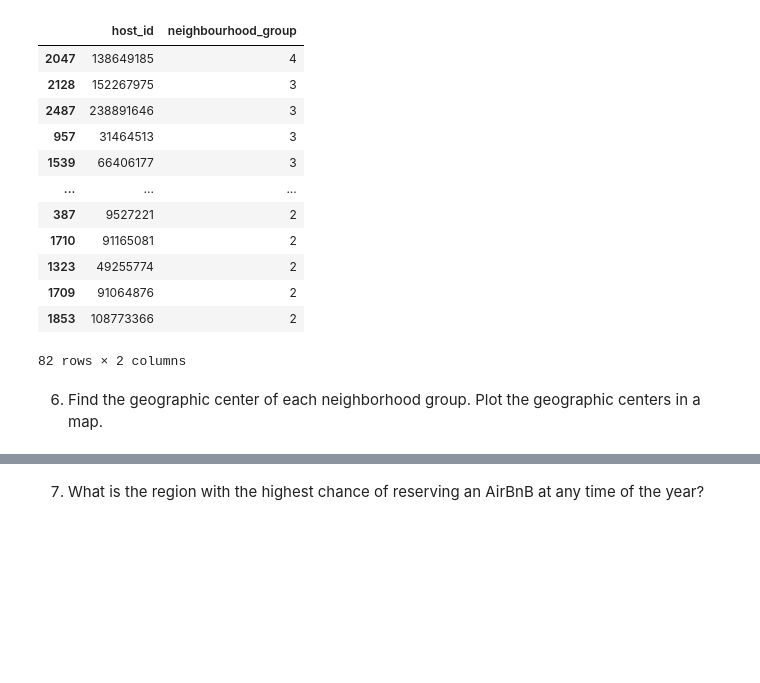
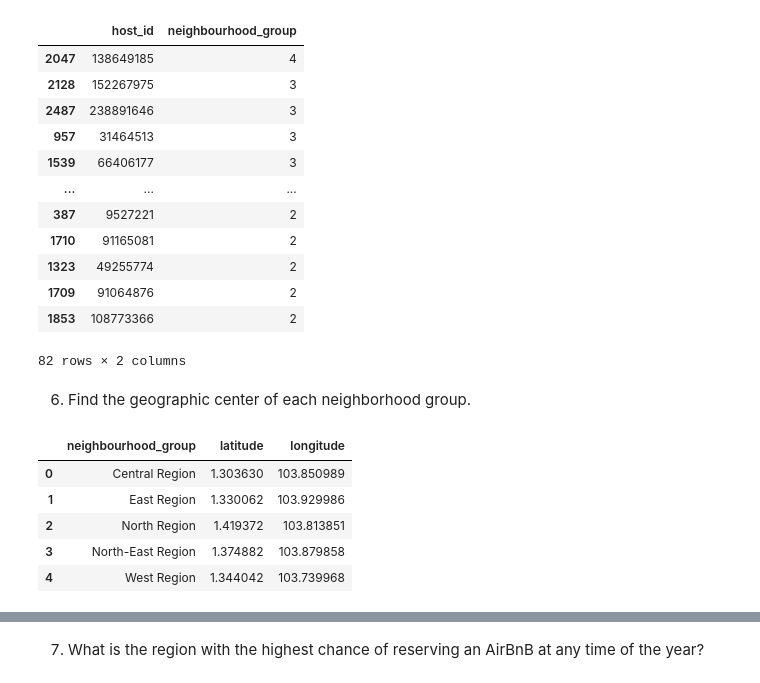
Before and after one commit to tharina11/Machine-Learning-Projects, a Jupyter notebook: 3. Singapore Airbnb data Exploratory Data Analysis/AirBnB_EDA.ipynb, the cells around one changed output, grey strips where cells are left out. Saved outputs shown, nothing was run; the diff lists cells and outputs as text; code cells hidden in the pictures; blank space fills up the shorter version.

Commit message:
Answers for 2 questions
Answered two questions and added a screenshot of geographic centers

```diff
--- a/3. Singapore Airbnb data Exploratory Data Analysis/AirBnB_EDA.ipynb
+++ b/3. Singapore Airbnb data Exploratory Data Analysis/AirBnB_EDA.ipynb
@@ -321,4 +321,15 @@ grouped_sorted[grouped_sorted['neighbourhood_group'] >1]
 | 1853 | 108773366 | 2 |
 82 rows × 2 columns
 # %% [markdown]
-6. Find the geographic center of each neighborhood group. Plot the geographic centers in a map.
+6. Find the geographic center of each neighborhood group.
+# %%
+# Group AirBnBs according to neighborhood group, calculate the longitudes and latitudes of geographic means
+geographic_mean_df = data.groupby('neighbourhood_group', as_index=False)[['latitude', 'longitude']].mean()
+geographic_mean_df
+# %% [output]
+|  | neighbourhood_group | latitude | longitude |
+| 0 | Central Region | 1.303630 | 103.850989 |
+| 1 | East Region | 1.330062 | 103.929986 |
+| 2 | North Region | 1.419372 | 103.813851 |
+| 3 | North-East Region | 1.374882 | 103.879858 |
+| 4 | West Region | 1.344042 | 103.739968 |
```
Also changed, not shown: parts of 3 cells of this notebook, 1 other file.
